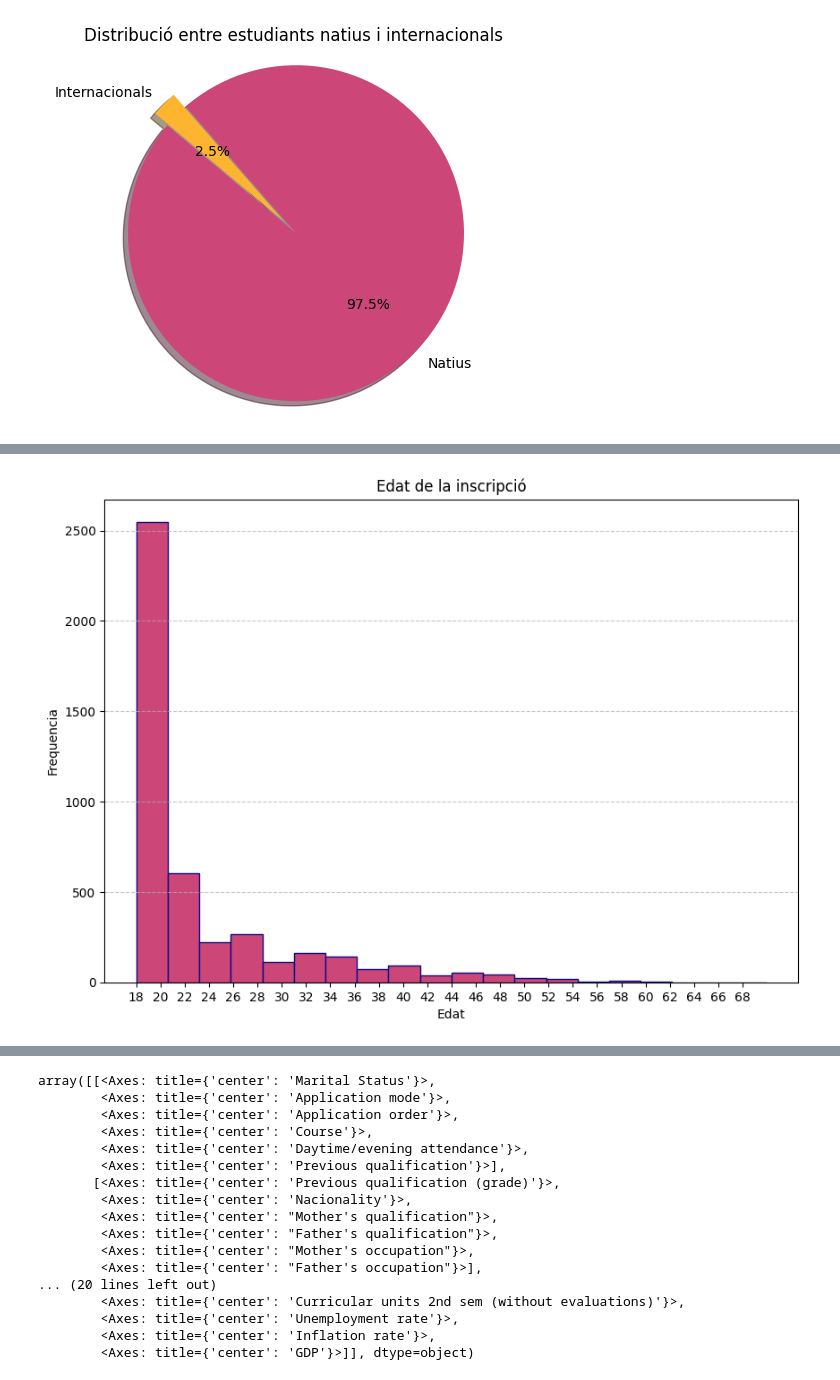
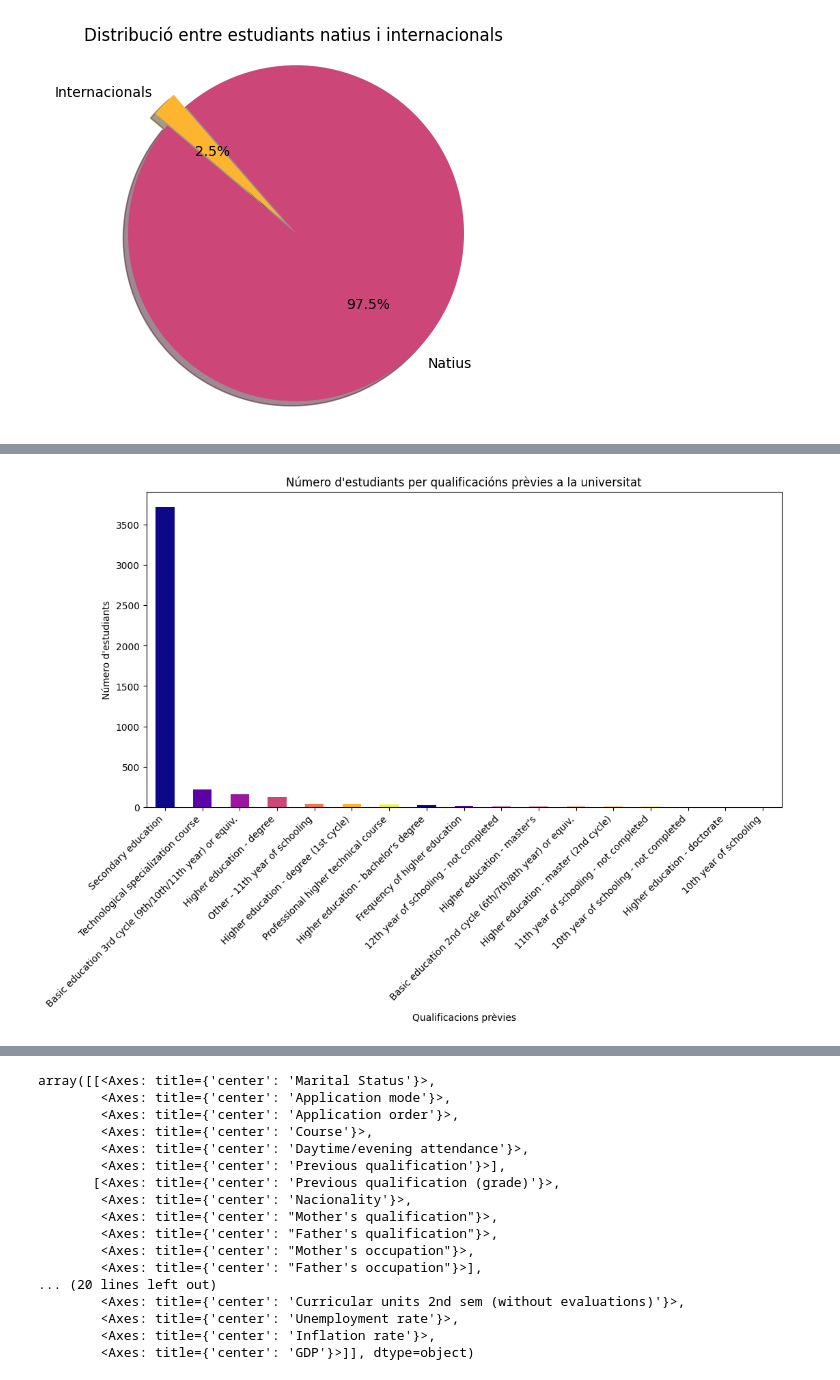
Before and after one commit to Mariona-FT/Data-Mining-MIDA, a Jupyter notebook: Projecte mida_NOU.ipynb, the cells around one changed output, grey strips where cells are left out. Saved outputs shown, nothing was run; the diff lists cells and outputs as text; code cells hidden in the pictures.

```diff
--- a/Projecte mida_NOU.ipynb
+++ b/Projecte mida_NOU.ipynb
@@ -341,17 +324,41 @@ plt.show()
-# %%
-#Relació d'edat dels estudiants
-num_bins = 20
-age_range = (18, 70)
-
-plt.figure(figsize=(10, 7))
-plt.hist(dades2.features["Age at enrollment"], bins=num_bins,range=age_range,color=(0.798216, 0.280197, 0.469538, 1.0), edgecolor=(0.050383, 0.029803, 0.527975, 1.0))
-
-plt.title("Edat de la inscripció")
-plt.xlabel("Edat")
-plt.ylabel("Frequencia")
-plt.xticks(range(18, 70, 2))
-
-plt.grid(axis='y', linestyle='--', alpha=0.7)
-plt.show()
-# %% [output]
-[figure, removed]
+# %%
+#Qualificació previa a la universitat
+prev_noms = {
+    1: 'Secondary education',
+    2: "Higher education - bachelor's degree",
+    3: 'Higher education - degree',
+    4: "Higher education - master's",
+    5: 'Higher education - doctorate',
+    6: 'Frequency of higher education',
+    9: '12th year of schooling - not completed',
+    10: '11th year of schooling - not completed',
+    12: 'Other - 11th year of schooling',
+    14: '10th year of schooling',
+    15: '10th year of schooling - not completed',
+    19: 'Basic education 3rd cycle (9th/10th/11th year) or equiv.',
+    38: 'Basic education 2nd cycle (6th/7th/8th year) or equiv.',
+    39: 'Technological specialization course',
+    40: 'Higher education - degree (1st cycle)',
+    42: 'Professional higher technical course',
+    43: 'Higher education - master (2nd cycle)'
+}
+prev_num = dades2.features['Previous qualification'].map(prev_noms).value_counts()
+
+colors=[(0.050383, 0.029803, 0.527975, 1.0),
+ (0.362553, 0.003243, 0.649245, 1.0),
+  (0.610667, 0.090204, 0.619951, 1.0),
+   (0.798216, 0.280197, 0.469538, 1.0),
+    (0.928329, 0.472975, 0.326067, 1.0),
+     (0.993814, 0.704741, 0.183043, 1.0),
+        (0.940015, 0.975158, 0.131326, 1.0)]
+
+plt.figure(figsize=(12, 6))
+plt.xlabel("Qualificacions prèvies")
+plt.ylabel("Número d'estudiants")
+plt.title("Número d'estudiants per qualificacións prèvies a la universitat")
+prev_num.plot(kind='bar',color=colors)
+plt.xticks(rotation=45, ha='right')
+
+plt.show()
+# %% [output]
+[figure, added]
```
Also changed, not shown: parts of 24 cells of this notebook.
